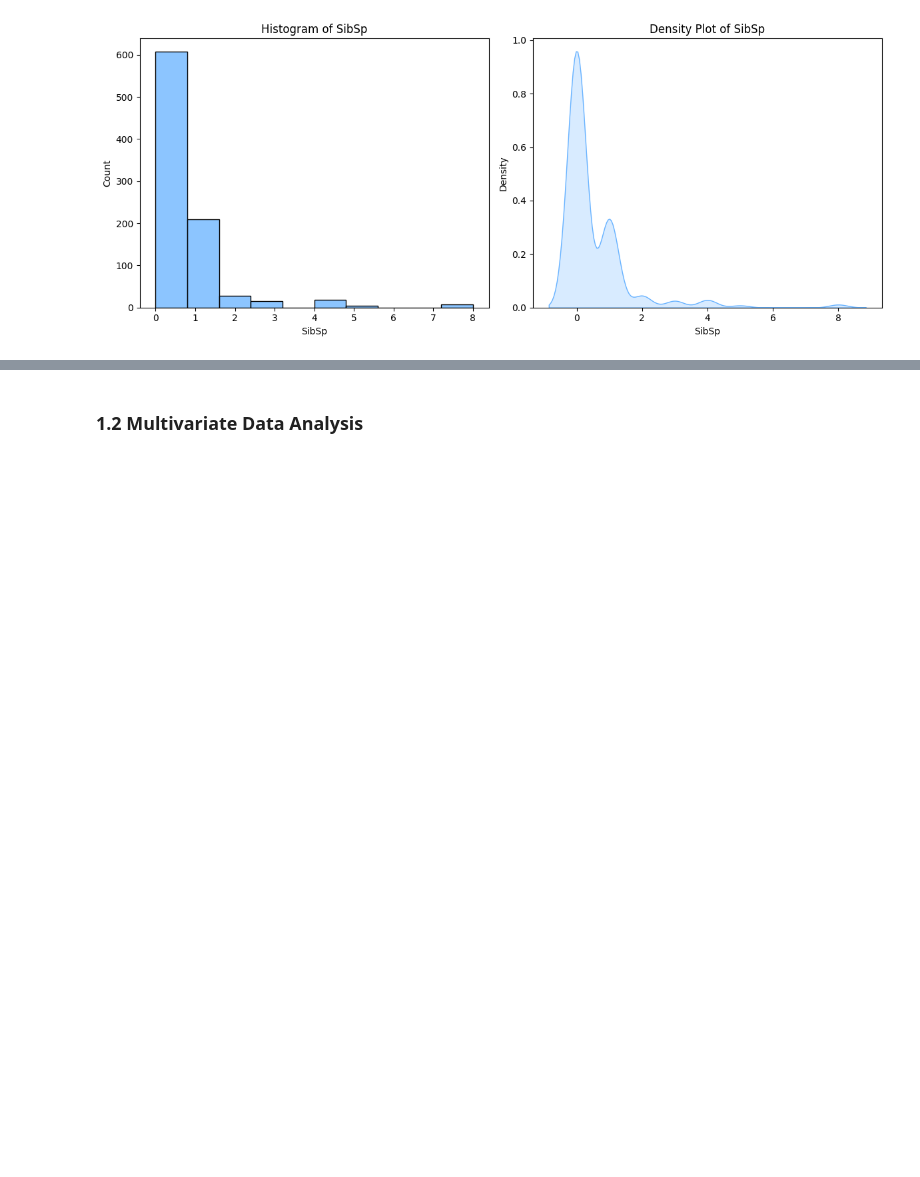
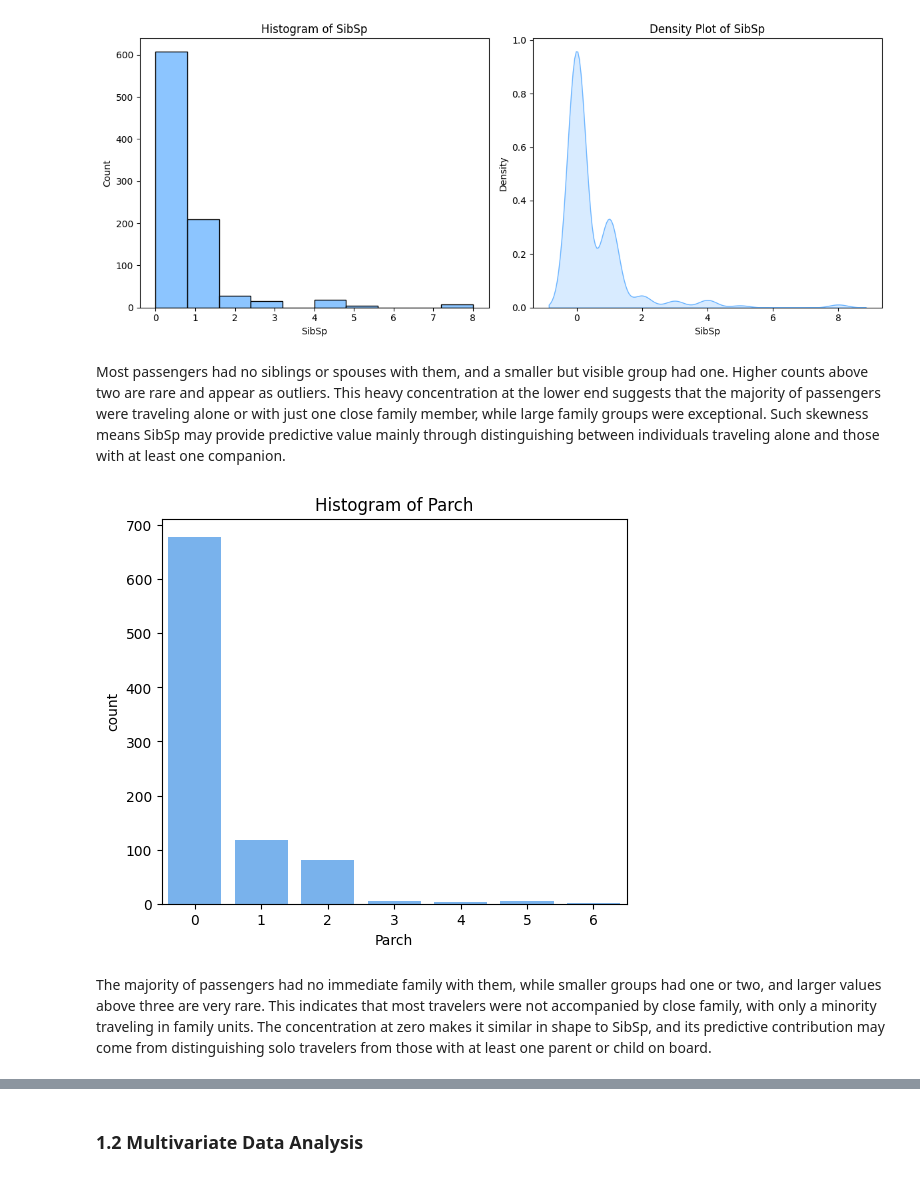
Before and after one commit to fede-giorgi/Transformer_is_All_You_Need, a Jupyter notebook: project.ipynb, the cells around one changed output, grey strips where cells are left out. Saved outputs shown, nothing was run; the diff lists cells and outputs as text; code cells hidden in the pictures; blank space fills up the shorter version.

```diff
--- a/project.ipynb
+++ b/project.ipynb
@@ -147,3 +153,14 @@ plt.tight_layout()
 plt.show()
 # %% [output]
 [figure]
+# %% [markdown]
+Most passengers had no siblings or spouses with them, and a smaller but visible group had one. Higher counts above two are rare and appear as outliers. This heavy concentration at the lower end suggests that the majority of passengers were traveling alone or with just one close family member, while large family groups were exceptional. Such skewness means SibSp may provide predictive value mainly through distinguishing between individuals traveling alone and those with at least one companion.
+# %%
+plt.figure(figsize=(6, 5))
+sns.countplot(x="Parch", data=df_train0, color="#66B2FF")
+plt.title("Histogram of Parch")
+plt.show()
+# %% [output]
+[figure, added]
+# %% [markdown]
+The majority of passengers had no immediate family with them, while smaller groups had one or two, and larger values above three are very rare. This indicates that most travelers were not accompanied by close family, with only a minority traveling in family units. The concentration at zero makes it similar in shape to SibSp, and its predictive contribution may come from distinguishing solo travelers from those with at least one parent or child on board.
```
Also changed, not shown: parts of 69 cells of this notebook.
